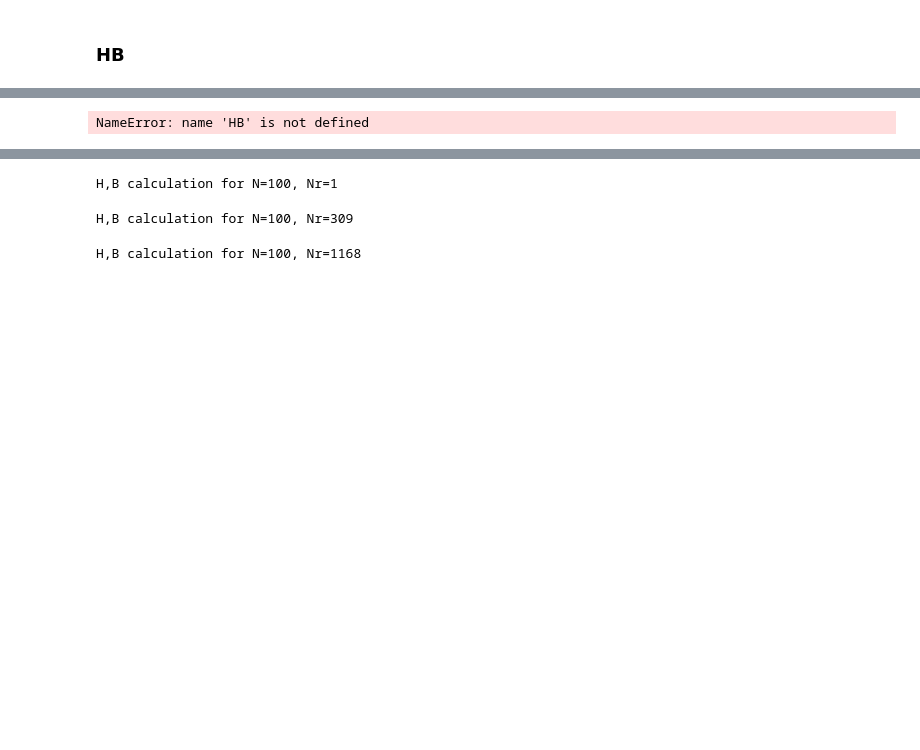
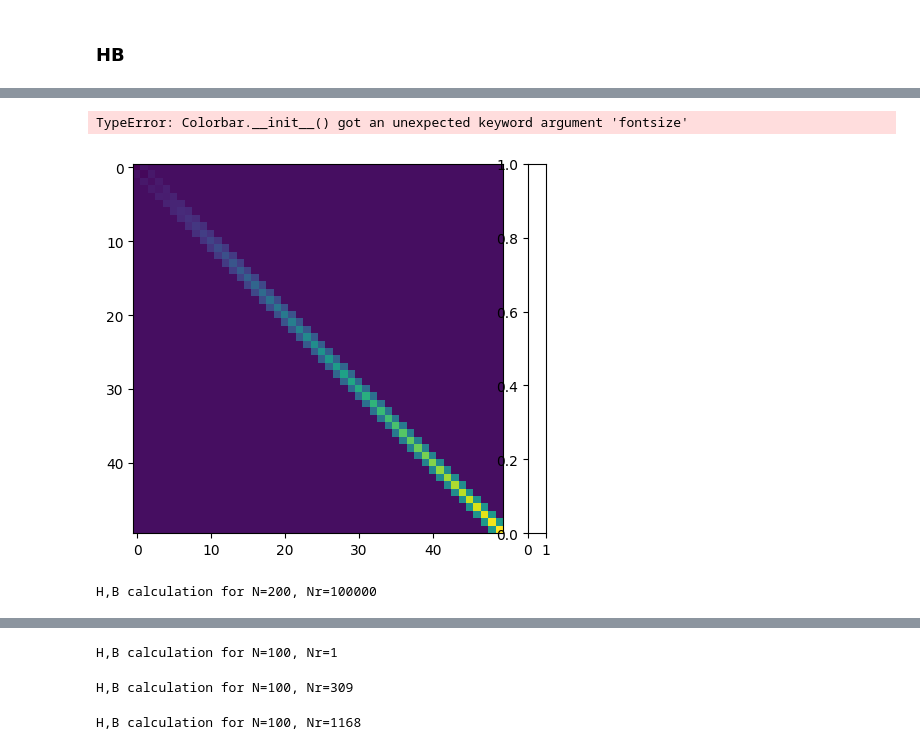
Before and after one commit to Indoxer/sturmian-quantum, a Jupyter notebook: sturmian.ipynb, the cells around one changed output, grey strips where cells are left out. Cells and saved outputs as stored; diff of their text form; code cells hidden in the pictures; blank space fills up the shorter version.

```diff
--- a/sturmian.ipynb
+++ b/sturmian.ipynb
@@ -258,11 +222,36 @@ NumbaValueError: Unsupported array dtype: float128
+# %%
+N = 50
+l = 0
+q = 0.7
+
+r_min = 10**-13
+r_max = 300
+Nr = 10**5
+
+# V = lambda r: V2(r, **ATOMS["Li"])
+V = lambda r: V1(r)
+
+H, B = HB(N, l, q, r_min, r_max, Nr, np.longdouble)
+
+eigenvalues, eigenvectors = sp.linalg.eigh(H, B)
+
+plt.imshow(H)
+plt.colorbar()
+plt.xticks(np.arange(0, N+1, 10), fontsize=20)
+plt.yticks(np.arange(0, N+1, 10), fontsize=20)
+plt.title("Hamiltonian", fontsize=30, pad=20)
+plt.show()
+# %% [output]
+TypeError: Colorbar.__init__() got an unexpected keyword argument 'fontsize'
+[figure, added]
 # %%
-N = 100
+N = 200
 l = 0
 q = 0.7
 
 r_min = 10**-13
-r_max = 1000
-Nr = 10**4
+r_max = 600
+Nr = 10**5
 
 # V = lambda r: V2(r, **ATOMS["Li"])
 V = lambda r: V1(r)
@@ -271,4 +260,4 @@ H, B = HB(N, l, q, r_min, r_max, Nr, np.longdouble)
 
 eigenvalues, eigenvectors = sp.linalg.eigh(H, B)
 # %% [output]
-NameError: name 'HB' is not defined
+H,B calculation for N=200, Nr=100000
```
Also changed, not shown: parts of 11 cells of this notebook, 5 other files.
